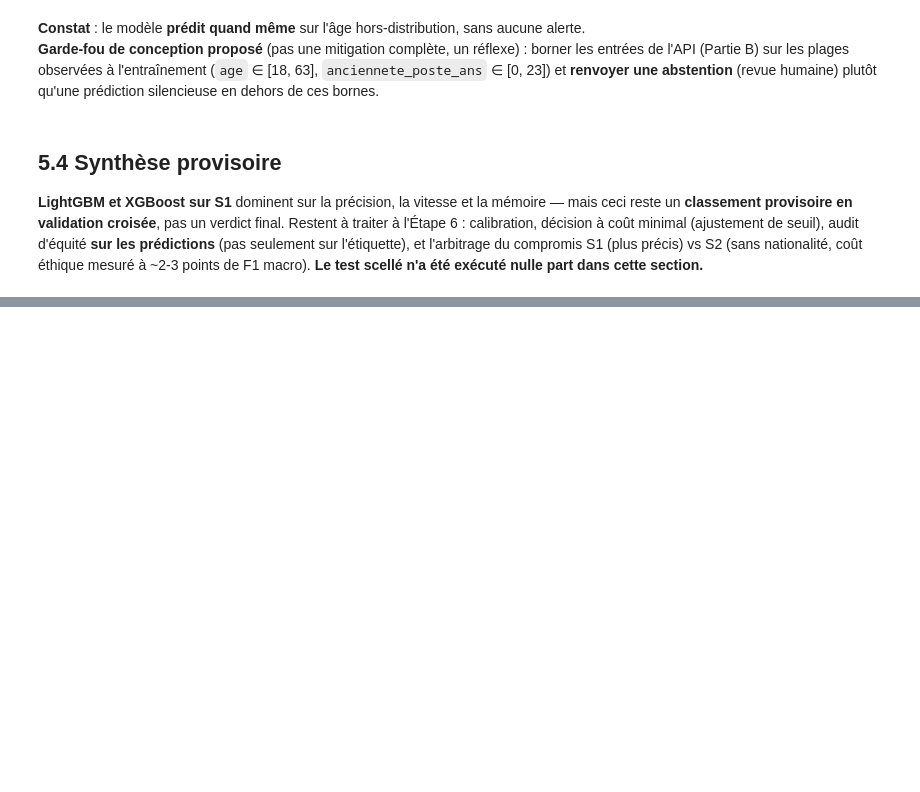
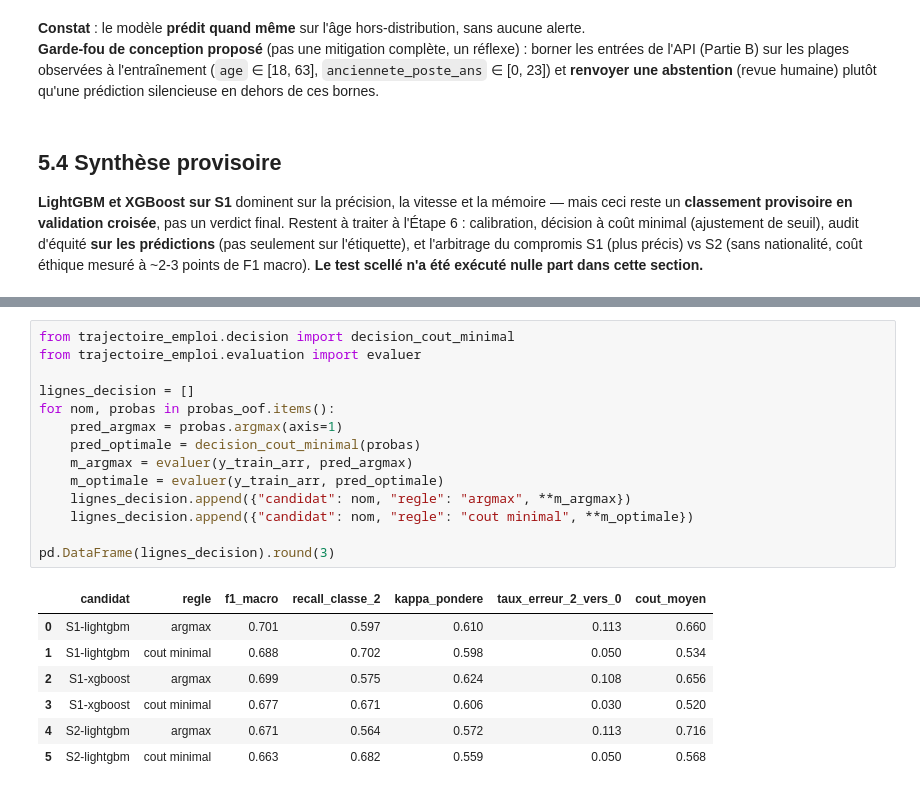
Before and after one commit to A949196/Cas_usage_Certif, a Jupyter notebook: notebook/use_case.ipynb, the cells around one changed output, grey strips where cells are left out. Drawn from its saved outputs; the diff is of its cells as text; blank space fills up the shorter version.

```diff
--- a/notebook/use_case.ipynb
+++ b/notebook/use_case.ipynb
@@ -679,0 +739,22 @@ Prédiction +5% ancienneté : classe 0 (base : 0)
+# %%
+from trajectoire_emploi.decision import decision_cout_minimal
+from trajectoire_emploi.evaluation import evaluer
+
+lignes_decision = []
+for nom, probas in probas_oof.items():
+    pred_argmax = probas.argmax(axis=1)
+    pred_optimale = decision_cout_minimal(probas)
+    m_argmax = evaluer(y_train_arr, pred_argmax)
+    m_optimale = evaluer(y_train_arr, pred_optimale)
+    lignes_decision.append({"candidat": nom, "regle": "argmax", **m_argmax})
+    lignes_decision.append({"candidat": nom, "regle": "cout minimal", **m_optimale})
+
+pd.DataFrame(lignes_decision).round(3)
+# %% [output]
+|  | candidat | regle | f1_macro | recall_classe_2 | kappa_pondere | taux_erreur_2_vers_0 | cout_moyen |
+| 0 | S1-lightgbm | argmax | 0.701 | 0.597 | 0.610 | 0.113 | 0.660 |
+| 1 | S1-lightgbm | cout minimal | 0.688 | 0.702 | 0.598 | 0.050 | 0.534 |
+| 2 | S1-xgboost | argmax | 0.699 | 0.575 | 0.624 | 0.108 | 0.656 |
+| 3 | S1-xgboost | cout minimal | 0.677 | 0.671 | 0.606 | 0.030 | 0.520 |
+| 4 | S2-lightgbm | argmax | 0.671 | 0.564 | 0.572 | 0.113 | 0.716 |
+| 5 | S2-lightgbm | cout minimal | 0.663 | 0.682 | 0.559 | 0.050 | 0.568 |
```
Also changed, not shown: parts of 18 cells of this notebook.
